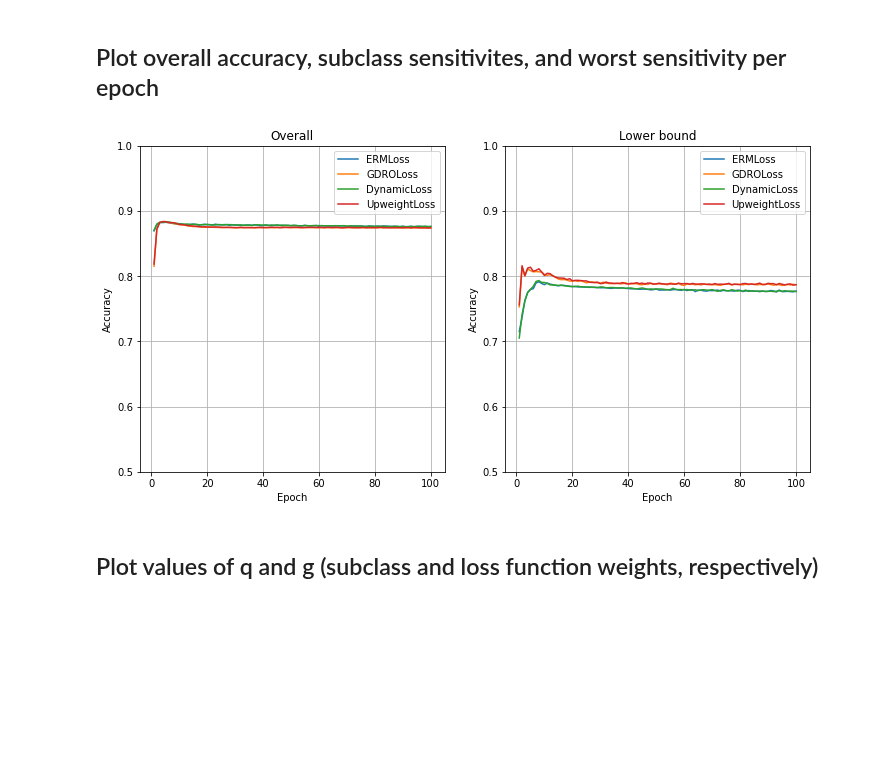
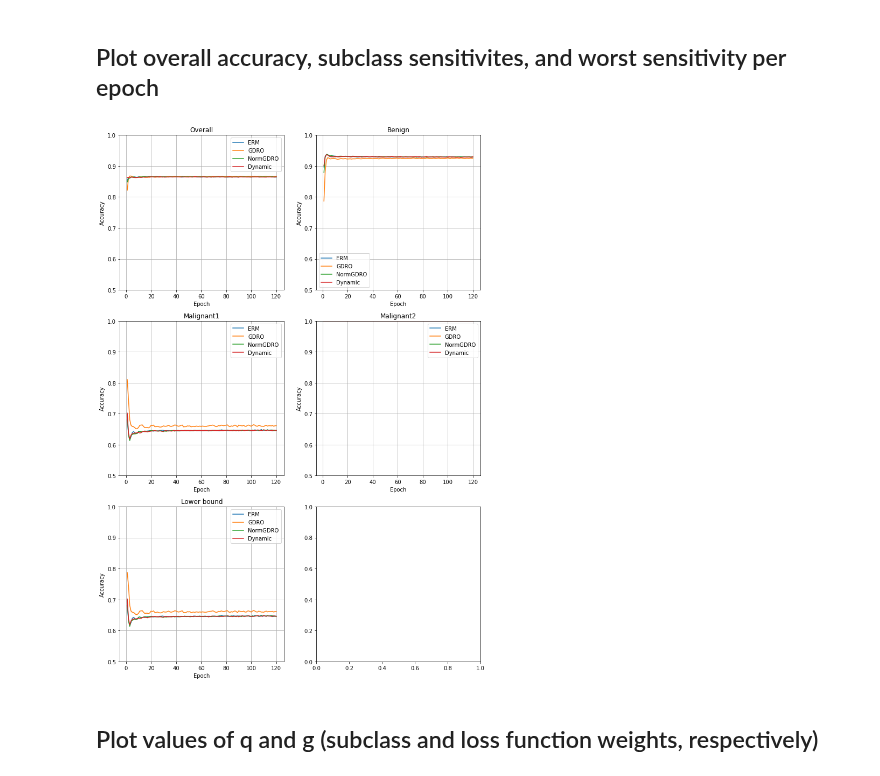
Before and after one commit to mtzig/LIDC_GDRO, a Jupyter notebook: notebooks/run_test.ipynb, the cells around one changed output. Cells and saved outputs as stored; diff of their text form; code cells hidden in the pictures; blank space fills up the shorter version.

```diff
--- a/notebooks/run_test.ipynb
+++ b/notebooks/run_test.ipynb
@@ -52,5 +55,10 @@ Using device cpu
 # %%
 # get LIDC data
 
-df = data_utils.preprocess_data(*data_utils.load_lidc(data_root='data/', feature_path='LIDC_20130817_AllFeatures2D_MaxSlicePerNodule_inLineRatings.csv', subclass_path='subclass_labels/LIDC_data_split_with_cluster.csv'), subclass_column='cluster')
+df = data_utils.preprocess_data(
+    *data_utils.load_lidc(
+        data_root='data/',
+        feature_path='LIDC_20130817_AllFeatures2D_MaxSlicePerNodule_inLineRatings.csv',
+        subclass_path='subclass_labels/mode_label.csv'),#'train_test_splits/LIDC_data_split.csv'),
+    subclass_column='cluster')
 df
@@ -122,8 +144,8 @@ train_dataloader, val_dataloader, test_dataloader = [dataloaders.InfiniteDataLoa
 
 # Test convergence of combinations of ERM and GDRO
 # %%
-N = 100
-epochs = 100
+N = 20
+epochs = 120
 # subtypes = ["Overall", "Unspiculated benign", "Spiculated benign", "Spiculated malignant", "Unspiculated malignant"]
 # subtypes = ["Overall", "Land on land", "Land on water", "Water on land", "Water on water"]
 subtypes = ["Overall", "Benign", "Malignant1", "Malignant2"]
@@ -131,7 +153,7 @@ subtypes = ["Overall", "Benign", "Malignant1", "Malignant2"]
 # test_algorithms = ["ERM", "GDRO", "Sharp", "Smooth", "ReverseSmooth", "Dynamic", "ExtraERM", "ExtraGDRO", "Halfway"]
 # test_algorithms = ["Mix" + str(t) for t in [0.4, 0.5, 0.6, 0.7, 0.8]]
 # test_algorithms = ["ERM", "GDRO", *["Dynamic" + str(t) for t in [0.01, 0.05, 0.1, 0.5]]]
-test_algorithms = ["ERM", "GDRO", "Dynamic", "Upweight"]
+test_algorithms = ["ERM", "GDRO", "NormGDRO", "Dynamic"]
 keep_old =        [False, False, False, False]
 
 record_roc_data = False
@@ -163,7 +185,7 @@ for a in range(len(test_algorithms)):
             model = model_class(*model_args).to(device)
 
             if (algorithm == "ERM"):
-                loss_fn = loss.ERMLoss(model, torch.nn.CrossEntropyLoss(), subclassed=True)
+                loss_fn = loss.ERMLoss(model, torch.nn.CrossEntropyLoss())
             elif (algorithm == "GDRO"):
                 loss_fn = loss.GDROLoss(model, torch.nn.CrossEntropyLoss(), hparams["eta"], len(subtypes) - 1, normalize_loss=False)
             elif (algorithm == "NormGDRO"):
@@ -171,7 +193,7 @@ for a in range(len(test_algorithms)):
             elif (algorithm.startswith("GDRO")):
                 loss_fn = loss.GDROLoss(model, torch.nn.CrossEntropyLoss(), float(algorithm[len("GDRO"):]), len(subtypes) - 1, normalize_loss=True)
             elif (algorithm == "Dynamic"):
-                loss_fn = loss.DynamicLoss(model, torch.nn.CrossEntropyLoss(), hparams["eta"], hparams["gamma"], len(subtypes) - 1)
+                loss_fn = loss.DynamicLoss(model, torch.nn.CrossEntropyLoss(), hparams["eta"], hparams["gamma"], len(subtypes) - 1, norm_fn=torch.nn.Softmax(dim=0))
             elif (algorithm.startswith("Dynamic")):
                 loss_fn = loss.DynamicLoss(model, torch.nn.CrossEntropyLoss(), float(algorithm[len("Dynamic"):]), hparams["gamma"], len(subtypes) - 1)
             elif (algorithm == "Upweight"):
@@ -183,7 +205,7 @@ for a in range(len(test_algorithms)):
             # scheduler = ReduceLROnPlateau(optimizer, mode='max', factor=0.2, patience=2, verbose=True)
 
             for epoch in range(epochs):
-                print(f'Epoch {epoch + 1} / {epochs}')
+                # print(f'Epoch {epoch + 1} / {epochs}')
 
                 if algorithm == "Sharp":
                     loss_fn.t = epoch / epochs < 0.5  # sharp boundary
@@ -263,15 +301,21 @@ load_dirs = [
 # %% [markdown]
 ## Plot overall accuracy, subclass sensitivites, and worst sensitivity per epoch
 # %%
-def plot_acc():
-    loaded_accuracies = pd.read_csv(load_dir + 'accuracies.csv')
-    N = max(loaded_accuracies["trial"]) + 1
-    epochs = max(loaded_accuracies["epoch"]) + 1
-    subtypes = list(loaded_accuracies["subtype"].unique())
-    algorithms = loaded_accuracies.columns
+def plot_acc(results_df=None):
+    global subtypes
+    global N
+    global epochs
+    global algorithms
 
-    results = loaded_accuracies.drop(columns=["subtype", "epoch", "trial"]).to_dict('list')
-    results_df = pd.DataFrame(results, index=pd.MultiIndex.from_product([range(N), range(epochs), subtypes], names=["trial", "epoch", "subtype"]))
+    if results_df is None:
+        loaded_accuracies = pd.read_csv(load_dir + 'accuracies.csv')
+        N = max(loaded_accuracies["trial"]) + 1
+        epochs = max(loaded_accuracies["epoch"]) + 1
+        subtypes = list(loaded_accuracies["subtype"].unique())
+        algorithms = loaded_accuracies.columns
+
+        results = loaded_accuracies.drop(columns=["subtype", "epoch", "trial"]).to_dict('list')
+        results_df = pd.DataFrame(results, index=pd.MultiIndex.from_product([range(N), range(epochs), subtypes], names=["trial", "epoch", "subtype"]))
 
     trial_means = results_df.unstack().unstack().mean(axis=0).unstack(level=0).unstack(level=0).stack()
     worst_group = trial_means.stack().unstack(level=1).drop(columns="Overall").min(axis=1).unstack()
@@ -287,7 +331,7 @@ def plot_acc():
     rolling_data.index = pd.MultiIndex.from_tuples(zip(rolling_data.index.get_level_values(0) + 1, rolling_data.index.get_level_values(1)), names=["epoch", "subtype"])
 
     plots = [*subtypes, "Lower bound"]
-    plots = ["Overall", "Lower bound"]
+    # plots = ["Overall", "Lower bound"]
     # plots = subtypes[1:]
 
     hide = []
@@ -307,9 +351,9 @@ def plot_acc():
         rolling_data.drop(columns=hide).xs(plots[i], level=1).plot(ylim=[0.5,1],xlabel="Epoch",ylabel="Accuracy",kind='line',title=plots[i],ax=a[i],figsize=(6 * w, 6 * ((len(plots) + 1) // w)),grid=True)
 # %%
 load_dir = load_root + load_dirs[0]
-plot_acc()
+plot_acc(results_df)
 # %% [output]
-[figure, old version]
+[figure, new version]
 # %% [markdown]
 ## Plot values of q and g (subclass and loss function weights, respectively)
 # %%
```
Also changed, not shown: parts of 5 cells of this notebook, 1 other file.
